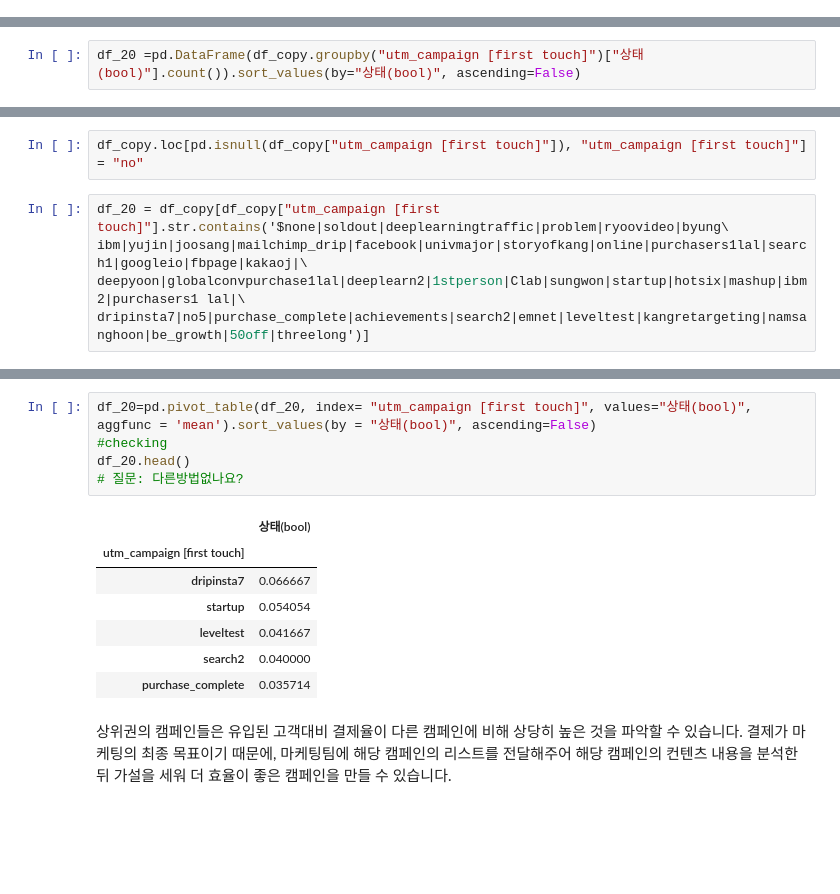
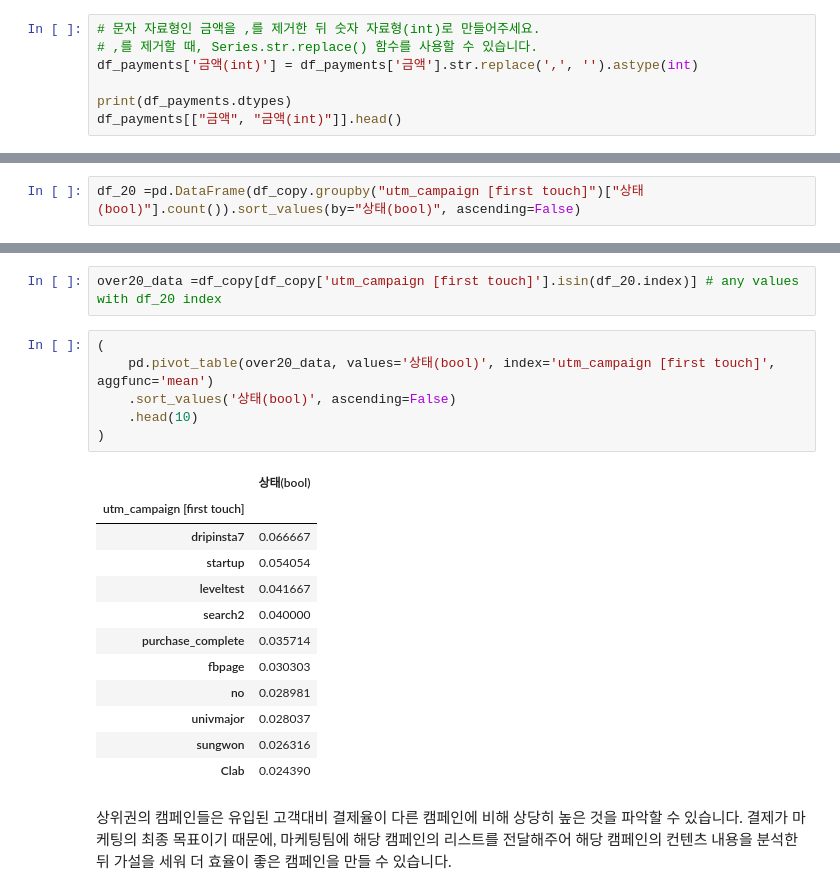
Before and after one commit to youmin817/DataScience_Analysis, a Jupyter notebook: Startup_dsschool_DataAnalysis.ipynb, the cells around one changed output, grey strips where cells are left out. Drawn from its saved outputs; the diff is of its cells as text; blank space fills up the shorter version.

```diff
--- a/Startup_dsschool_DataAnalysis.ipynb
+++ b/Startup_dsschool_DataAnalysis.ipynb
@@ -858,0 +887,7 @@ df_payments["금액(int)"] = df_payments["금액(int)"].astype("int")
+# %%
+# 문자 자료형인 금액을 ,를 제거한 뒤 숫자 자료형(int)로 만들어주세요.
+# ,를 제거할 때, Series.str.replace() 함수를 사용할 수 있습니다.
+df_payments['금액(int)'] = df_payments['금액'].str.replace(',', '').astype(int)
+
+print(df_payments.dtypes)
+df_payments[["금액", "금액(int)"]].head()
@@ -2614,7 +2754,0 @@ index = ['$none', 'soldout', 'deeplearningtraffic', 'problem', 'ryoovideo',
-# %%
-df_copy.loc[pd.isnull(df_copy["utm_campaign [first touch]"]), "utm_campaign [first touch]"] = "no"
-# %%
-df_20 = df_copy[df_copy["utm_campaign [first touch]"].str.contains('$none|soldout|deeplearningtraffic|problem|ryoovideo|byung\
-ibm|yujin|joosang|mailchimp_drip|facebook|univmajor|storyofkang|online|purchasers1lal|search1|googleio|fbpage|kakaoj|\
-deepyoon|globalconvpurchase1lal|deeplearn2|1stperson|Clab|sungwon|startup|hotsix|mashup|ibm2|purchasers1 lal|\
-dripinsta7|no5|purchase_complete|achievements|search2|emnet|leveltest|kangretargeting|namsanghoon|be_growth|50off|threelong')]
@@ -2621,16 +2779,24 @@ dripinsta7|no5|purchase_complete|achievements|search2|emnet|leveltest|kangretarg
+# %%
+over20_data =df_copy[df_copy['utm_campaign [first touch]'].isin(df_20.index)] # any values with df_20 index
 # %%
-df_20=pd.pivot_table(df_20, index= "utm_campaign [first touch]", values="상태(bool)", aggfunc = 'mean').sort_values(by = "상태(bool)", ascending=False)
-#checking
-df_20.head()
-# 질문: 다른방법없나요?
+(
+    pd.pivot_table(over20_data, values='상태(bool)', index='utm_campaign [first touch]', aggfunc='mean')
+    .sort_values('상태(bool)', ascending=False)
+    .head(10)
+)
 # %% [output]
 |  | 상태(bool) |
 | utm_campaign [first touch] |  |
 | dripinsta7 | 0.066667 |
 | startup | 0.054054 |
 | leveltest | 0.041667 |
 | search2 | 0.040000 |
 | purchase_complete | 0.035714 |
+| fbpage | 0.030303 |
+| no | 0.028981 |
+| univmajor | 0.028037 |
+| sungwon | 0.026316 |
+| Clab | 0.024390 |
 # %% [markdown]
 상위권의 캠페인들은 유입된 고객대비 결제율이 다른 캠페인에 비해 상당히 높은 것을 파악할 수 있습니다. 결제가 마케팅의 최종 목표이기 때문에, 마케팅팀에 해당 캠페인의 리스트를 전달해주어 해당 캠페인의 컨텐츠 내용을 분석한 뒤 가설을 세워 더 효율이 좋은 캠페인을 만들 수 있습니다.
 # %% [markdown]
```
Also changed, not shown: parts of 50 cells of this notebook.
